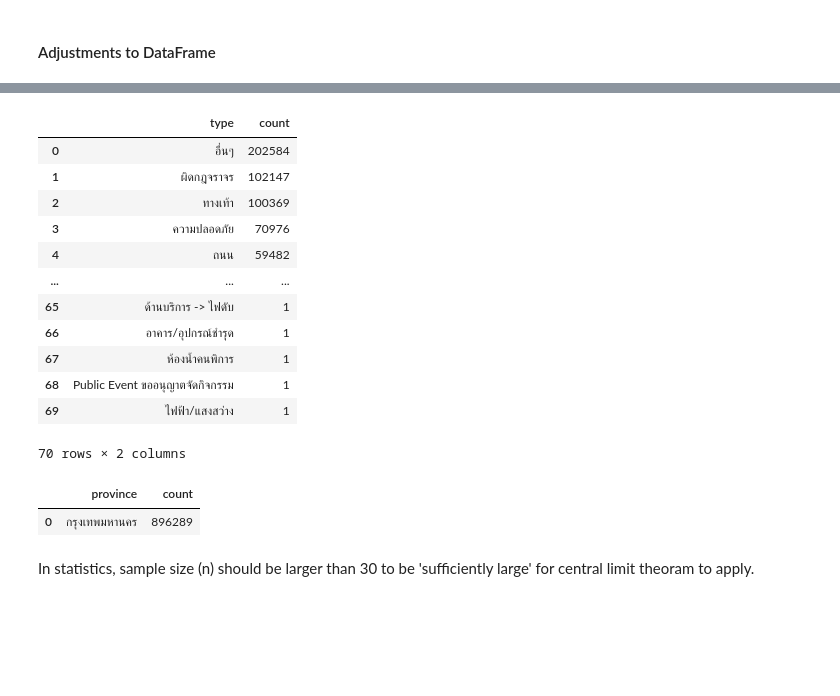
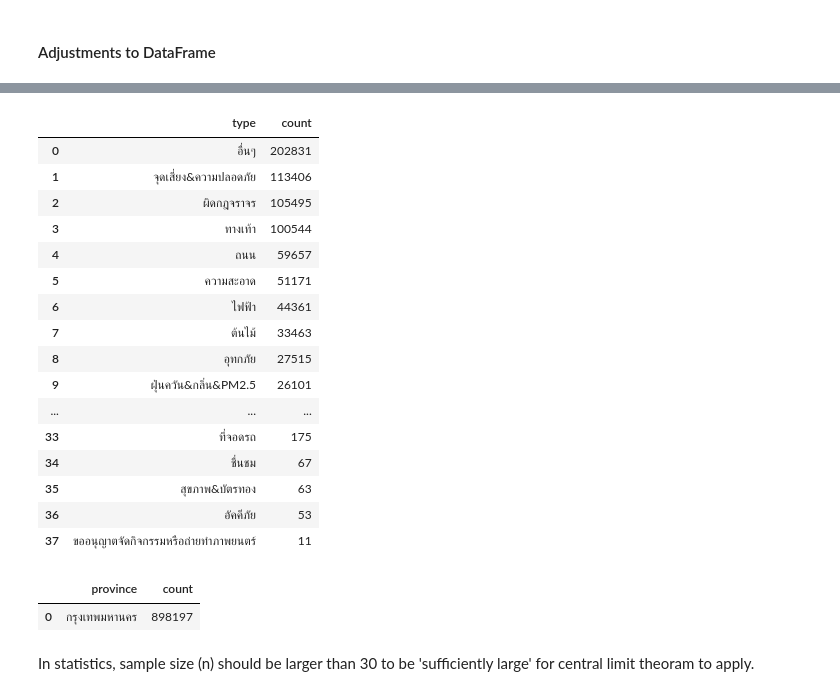
Before and after one commit to KhopSun/ChAMP_DataTrack_DADS, a Jupyter notebook: Question2_Part3.ipynb, the cells around one changed output, grey strips where cells are left out. Cells and saved outputs as stored; diff of their text form; code cells hidden in the pictures; blank space fills up the shorter version.

```diff
--- a/Question2_Part3.ipynb
+++ b/Question2_Part3.ipynb
@@ -938,6 +913,7 @@ Now, we have a DataFrame with all the necessary central tendency measures for ea
 #### Adjustments to DataFrame
 # %%
 # combined_exploded_averages_df = pd.read_csv('Combined_Cases_And_Logs_Exploded_Averages.csv')
-combined_exploded_averages_df_bkk = pd.read_csv('Combined_Cases_And_Logs_Exploded_Averages_Bangkok.csv')
+# combined_exploded_averages_df_bkk = pd.read_csv('Combined_Cases_And_Logs_Exploded_Averages_Bangkok.csv')
+combined_exploded_averages_df_bkk_categorized = pd.read_csv('Combined_Cases_And_Logs_Exploded_Averages_Bangkok_Categorized.csv')
 # %%
 # combined_exploded_averages_df.head()
@@ -952,21 +929,26 @@ combined_exploded_averages_df_bkk.head()
 5 rows × 28 columns
 # %%
 # combined_exploded_averages_df['type'].value_counts().reset_index()
-combined_exploded_averages_df_bkk['type'].value_counts().reset_index()
+# combined_exploded_averages_df_bkk['type'].value_counts().reset_index()
+combined_exploded_averages_df_bkk_categorized['type'].value_counts().reset_index()
 # %% [output]
 |  | type | count |
-| 0 | อื่นๆ | 202584 |
-| 1 | ผิดกฎจราจร | 102147 |
-| 2 | ทางเท้า | 100369 |
-| 3 | ความปลอดภัย | 70976 |
-| 4 | ถนน | 59482 |
+| 0 | อื่นๆ | 202831 |
+| 1 | จุดเสี่ยง&ความปลอดภัย | 113406 |
+| 2 | ผิดกฎจราจร | 105495 |
+| 3 | ทางเท้า | 100544 |
+| 4 | ถนน | 59657 |
+| 5 | ความสะอาด | 51171 |
+| 6 | ไฟฟ้า | 44361 |
+| 7 | ต้นไม้ | 33463 |
+| 8 | อุทกภัย | 27515 |
+| 9 | ฝุ่นควัน&กลิ่น&PM2.5 | 26101 |
 | ... | ... | ... |
-| 65 | ด้านบริการ -> ไฟดับ | 1 |
-| 66 | อาคาร/อุปกรณ์ชำรุด | 1 |
-| 67 | ห้องน้ำคนพิการ | 1 |
-| 68 | Public Event ขออนุญาตจัดกิจกรรม | 1 |
-| 69 | ไฟฟ้า/แสงสว่าง | 1 |
+| 33 | ที่จอดรถ | 175 |
+| 34 | ชื่นชม | 67 |
+| 35 | สุขภาพ&บัตรทอง | 63 |
+| 36 | อัคคีภัย | 53 |
+| 37 | ขออนุญาตจัดกิจกรรมหรือถ่ายทำภาพยนตร์ | 11 |
-70 rows × 2 columns
 # %%
 # combined_exploded_averages_df['type'].value_counts().reset_index().to_csv("combined_exploded_averages_df['type'].value_counts().csv", index=False)
 # To see every case.
@@ -976,9 +960,10 @@ combined_exploded_averages_df_bkk['type'].value_counts().reset_index()
 # %%
 # combined_exploded_averages_df['province'].value_counts().reset_index()
-combined_exploded_averages_df_bkk['province'].value_counts().reset_index()
+# combined_exploded_averages_df_bkk['province'].value_counts().reset_index()
+combined_exploded_averages_df_bkk_categorized['province'].value_counts().reset_index()
 # %% [output]
 |  | province | count |
-| 0 | กรุงเทพมหานคร | 896289 |
+| 0 | กรุงเทพมหานคร | 898197 |
 # %% [markdown]
 In statistics, sample size (n) should be larger than 30 to be 'sufficiently large' for central limit theoram to apply.
 # %%
```
Also changed, not shown: parts of 51 cells of this notebook.
